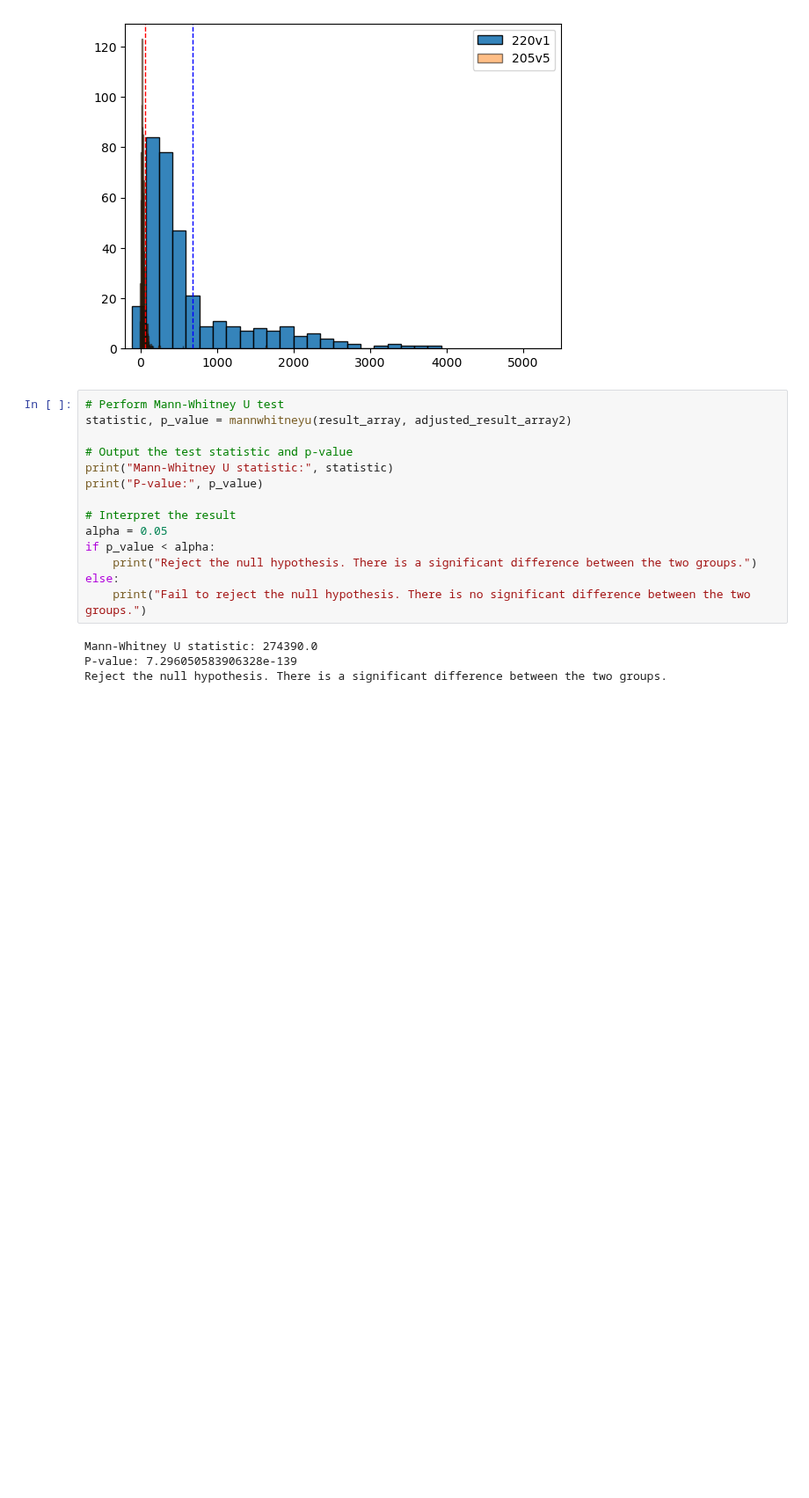
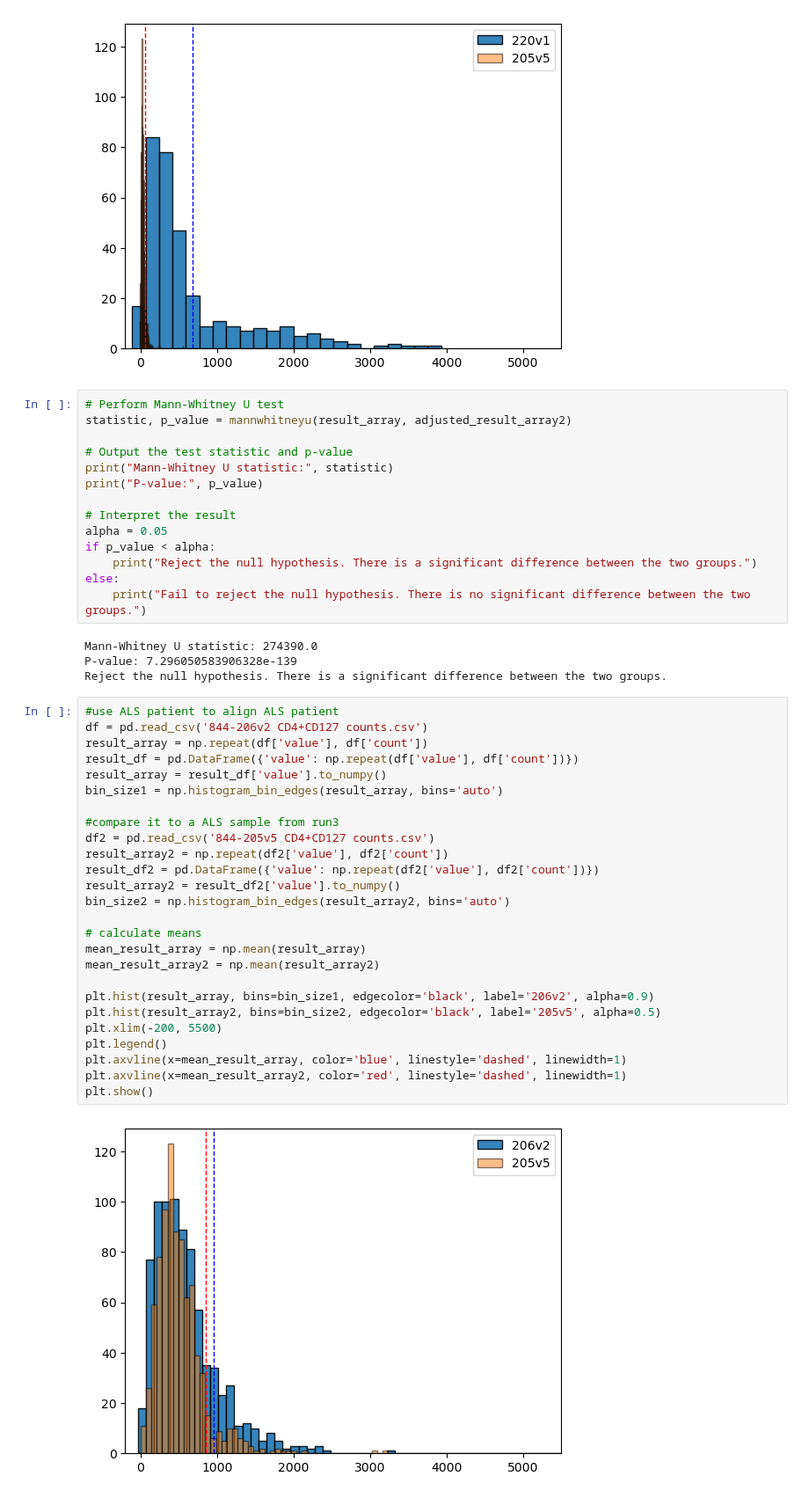
Before and after one commit to fraserclaire/flow-cytometry, a Jupyter notebook: pbmc_meanSDshift.ipynb, the cells around one changed output. Shown at 88% size. Drawn from its saved outputs; the diff is of its cells as text; blank space fills up the shorter version.

```diff
--- a/pbmc_meanSDshift.ipynb
+++ b/pbmc_meanSDshift.ipynb
@@ -183,3 +203,31 @@ else:
 Mann-Whitney U statistic: 274390.0
 P-value: 7.296050583906328e-139
 Reject the null hypothesis. There is a significant difference between the two groups.
+# %%
+#use ALS patient to align ALS patient
+df = pd.read_csv('844-206v2 CD4+CD127 counts.csv')
+result_array = np.repeat(df['value'], df['count'])
+result_df = pd.DataFrame({'value': np.repeat(df['value'], df['count'])})
+result_array = result_df['value'].to_numpy()
+bin_size1 = np.histogram_bin_edges(result_array, bins='auto')
+
+#compare it to a ALS sample from run3
+df2 = pd.read_csv('844-205v5 CD4+CD127 counts.csv')
+result_array2 = np.repeat(df2['value'], df2['count'])
+result_df2 = pd.DataFrame({'value': np.repeat(df2['value'], df2['count'])})
+result_array2 = result_df2['value'].to_numpy()
+bin_size2 = np.histogram_bin_edges(result_array2, bins='auto')
+
+# calculate means
+mean_result_array = np.mean(result_array)
+mean_result_array2 = np.mean(result_array2)
+
+plt.hist(result_array, bins=bin_size1, edgecolor='black', label='206v2', alpha=0.9)
+plt.hist(result_array2, bins=bin_size2, edgecolor='black', label='205v5', alpha=0.5)
+plt.xlim(-200, 5500)
+plt.legend()
+plt.axvline(x=mean_result_array, color='blue', linestyle='dashed', linewidth=1)
+plt.axvline(x=mean_result_array2, color='red', linestyle='dashed', linewidth=1)
+plt.show()
+# %% [output]
+[figure, added]
```
Also changed, not shown: parts of 6 cells of this notebook, 4 other files.
